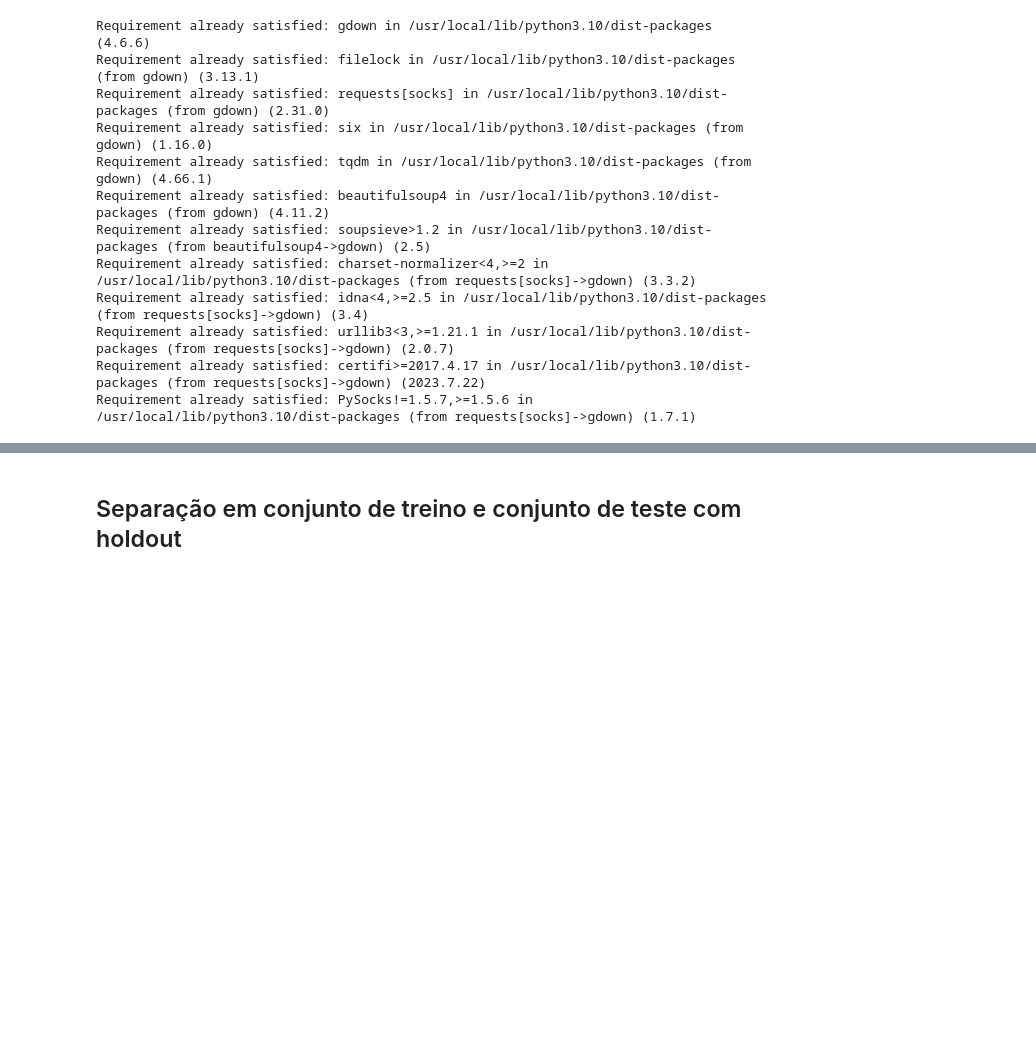
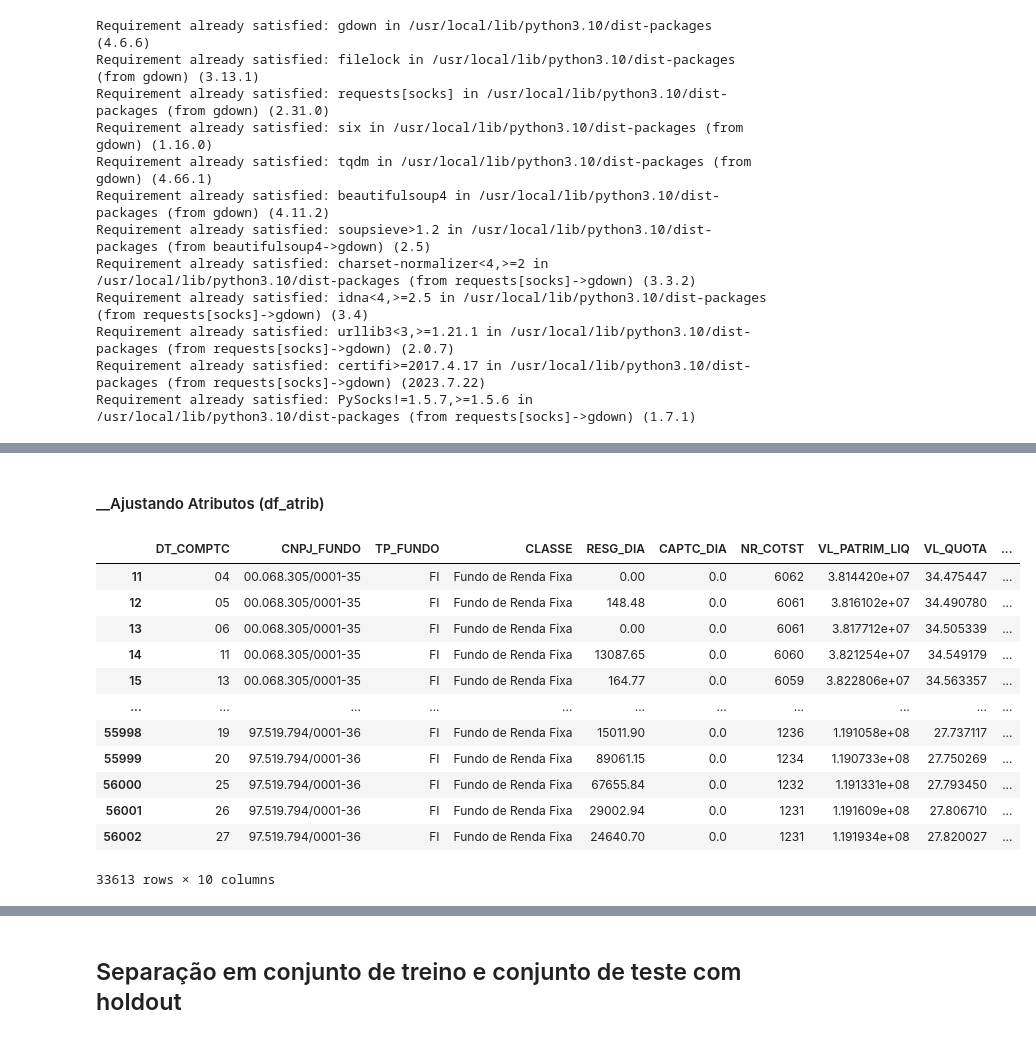
Before and after one commit to Moriblo/MVP_Spt4_EngSoft, a Jupyter notebook: MVP_SPT4_EngSoft_MLFI.ipynb, the cells around one changed output, grey strips where cells are left out. Drawn from its saved outputs; the diff is of its cells as text; code cells hidden in the pictures; blank space fills up the shorter version.

```diff
--- a/MVP_SPT4_EngSoft_MLFI.ipynb
+++ b/MVP_SPT4_EngSoft_MLFI.ipynb
@@ -151,0 +184,42 @@ Warning: total number of rows (150827) exceeds max_rows (20000). Limiting to fir
+# %% [markdown]
+#### __Ajustando Atributos (df_atrib)
+# %%
+# Mantém somente os atributos empiricamente relevantes mais o atributo alvo calculado (SUGESTÃO)
+df_atrib = df_atrib.reset_index()
+df_atrib = df_atrib[['DT_COMPTC','CNPJ_FUNDO', 'TP_FUNDO', 'CLASSE', 'RESG_DIA', 'CAPTC_DIA', 'NR_COTST', 'VL_PATRIM_LIQ', 'VL_QUOTA', \
+                     'SUGESTÃO']]
+
+# Trabalhando sobre NR_COTST (Número de Cotistas)
+df_atrib['NR_COTST'] = df_atrib['NR_COTST'].astype(int)
+# df_atrib = df_atrib[(df_hp['NR_COTST'] > 3) & (df_hp['NR_COTST'] < 11)]
+df_atrib = df_atrib[(df_atrib['NR_COTST'] > 1)]
+
+# Trabalhando sobre CLASSE (Classe do Fundo)
+"""
+Fundo de Renda Fixa
+Fundo Multimercado
+Fundo de Curto Prazo
+Fundo de Ações
+Fundo Cambial
+Fundo Referenciado
+Fundo da Dívida Externa
+FMP-FGTS
+"""
+
+df_atrib = df_atrib[(df_atrib['CLASSE'] == "Fundo de Renda Fixa")]
+
+df_atrib
+# %% [output]
+|  | DT_COMPTC | CNPJ_FUNDO | TP_FUNDO | CLASSE | RESG_DIA | CAPTC_DIA | NR_COTST | VL_PATRIM_LIQ | VL_QUOTA | ... |
+| 11 | 04 | 00.068.305/0001-35 | FI | Fundo de Renda Fixa | 0.00 | 0.0 | 6062 | 3.814420e+07 | 34.475447 | ... |
+| 12 | 05 | 00.068.305/0001-35 | FI | Fundo de Renda Fixa | 148.48 | 0.0 | 6061 | 3.816102e+07 | 34.490780 | ... |
+| 13 | 06 | 00.068.305/0001-35 | FI | Fundo de Renda Fixa | 0.00 | 0.0 | 6061 | 3.817712e+07 | 34.505339 | ... |
+| 14 | 11 | 00.068.305/0001-35 | FI | Fundo de Renda Fixa | 13087.65 | 0.0 | 6060 | 3.821254e+07 | 34.549179 | ... |
+| 15 | 13 | 00.068.305/0001-35 | FI | Fundo de Renda Fixa | 164.77 | 0.0 | 6059 | 3.822806e+07 | 34.563357 | ... |
+| ... | ... | ... | ... | ... | ... | ... | ... | ... | ... | ... |
+| 55998 | 19 | 97.519.794/0001-36 | FI | Fundo de Renda Fixa | 15011.90 | 0.0 | 1236 | 1.191058e+08 | 27.737117 | ... |
+| 55999 | 20 | 97.519.794/0001-36 | FI | Fundo de Renda Fixa | 89061.15 | 0.0 | 1234 | 1.190733e+08 | 27.750269 | ... |
+| 56000 | 25 | 97.519.794/0001-36 | FI | Fundo de Renda Fixa | 67655.84 | 0.0 | 1232 | 1.191331e+08 | 27.793450 | ... |
+| 56001 | 26 | 97.519.794/0001-36 | FI | Fundo de Renda Fixa | 29002.94 | 0.0 | 1231 | 1.191609e+08 | 27.806710 | ... |
+| 56002 | 27 | 97.519.794/0001-36 | FI | Fundo de Renda Fixa | 24640.70 | 0.0 | 1231 | 1.191934e+08 | 27.820027 | ... |
+33613 rows × 10 columns
```
Also changed, not shown: parts of 24 cells of this notebook.
